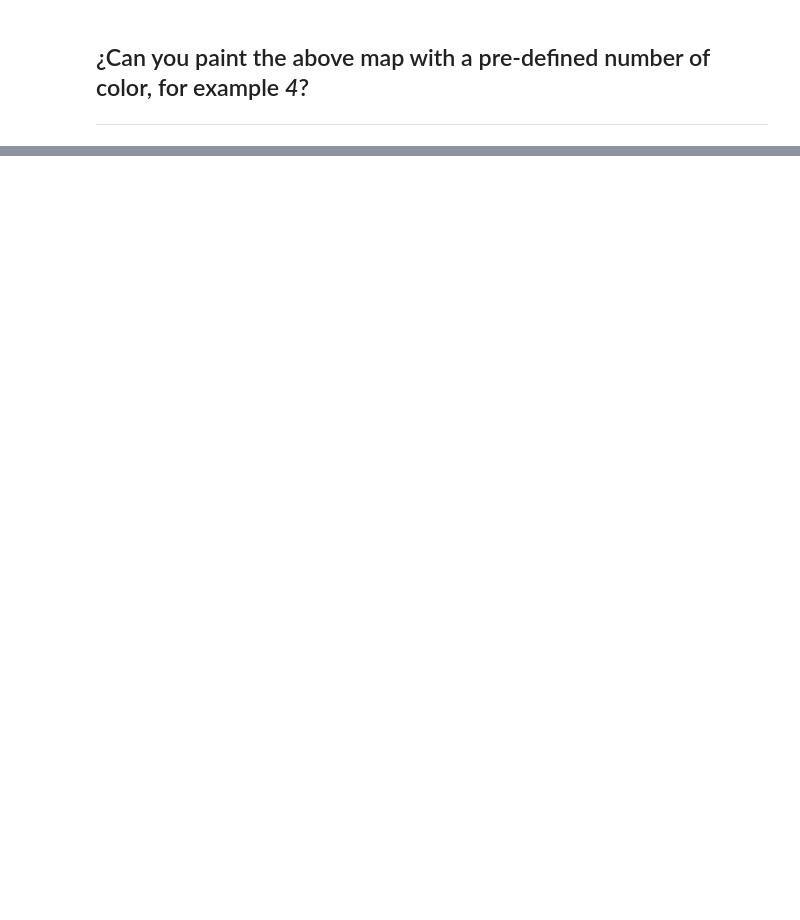
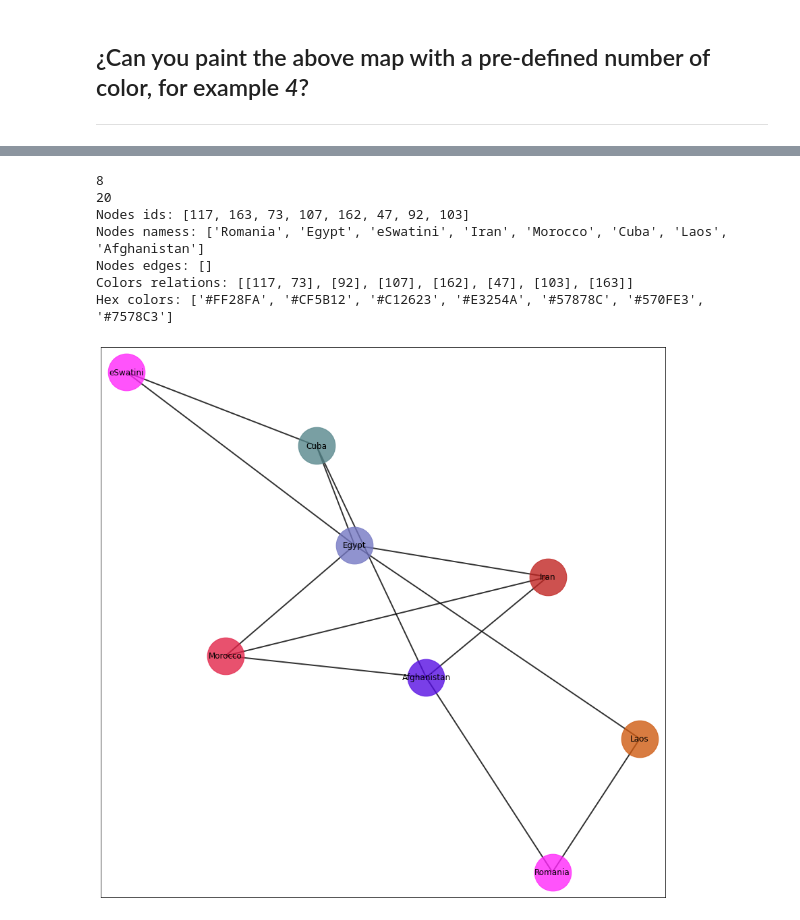
Before and after one commit to Andresmps/University-Notebook-Projects, a Jupyter notebook: Problema_de_los_cuatro_colores.ipynb, the cells around one changed output, grey strips where cells are left out. Saved outputs shown, nothing was run; the diff lists cells and outputs as text; code cells hidden in the pictures; blank space fills up the shorter version.

```diff
--- a/Problema_de_los_cuatro_colores.ipynb
+++ b/Problema_de_los_cuatro_colores.ipynb
@@ -59,0 +197,23 @@ color_matrix(10, colors[:2])
+# %%
+number_nodes = 8
+number_edges = 20
+
+G = nx.Graph()
+
+
+H = add_countries_as_nodes(G, countries, number_nodes)
+names = [countries.loc[i, 'name'] for i in H.nodes]
+H1 = add_relations(H, number_edges)
+print(f"Nodes ids: {H.nodes}")
+print(f"Nodes namess: {names}")
+print(f"Nodes edges: {H.edges}")
+draw_graph(H1)
+# %% [output]
+8
+20
+Nodes ids: [117, 163, 73, 107, 162, 47, 92, 103]
+Nodes namess: ['Romania', 'Egypt', 'eSwatini', 'Iran', 'Morocco', 'Cuba', 'Laos', 'Afghanistan']
+Nodes edges: []
+Colors relations: [[117, 73], [92], [107], [162], [47], [103], [163]]
+Hex colors: ['#FF28FA', '#CF5B12', '#C12623', '#E3254A', '#57878C', '#570FE3', '#7578C3']
+[figure, added]
```
Also changed, not shown: parts of 8 cells of this notebook.
